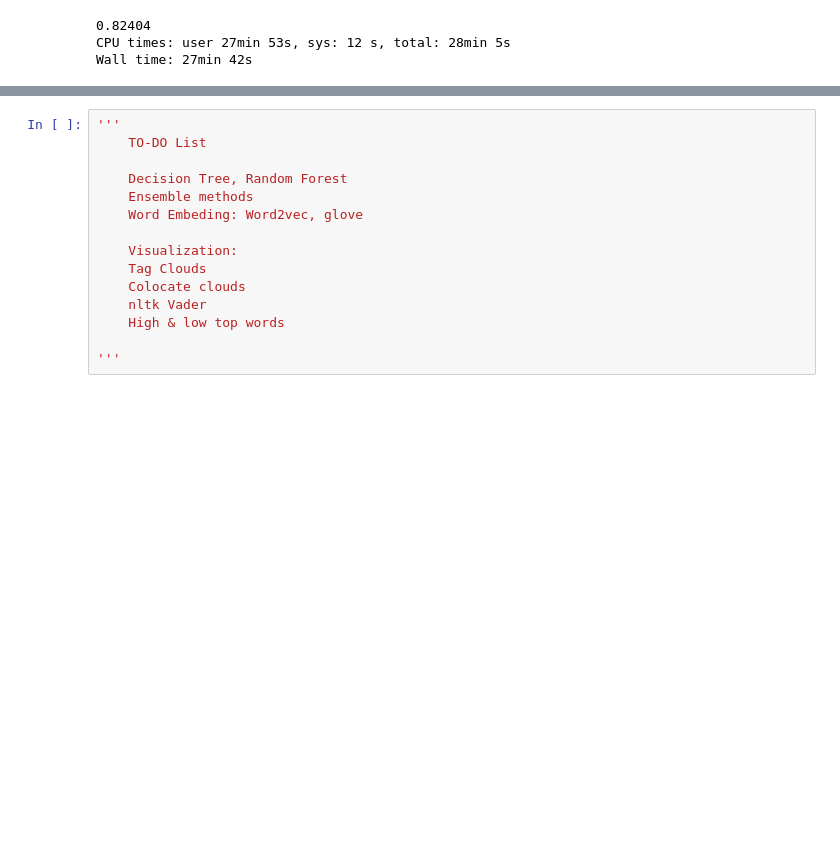
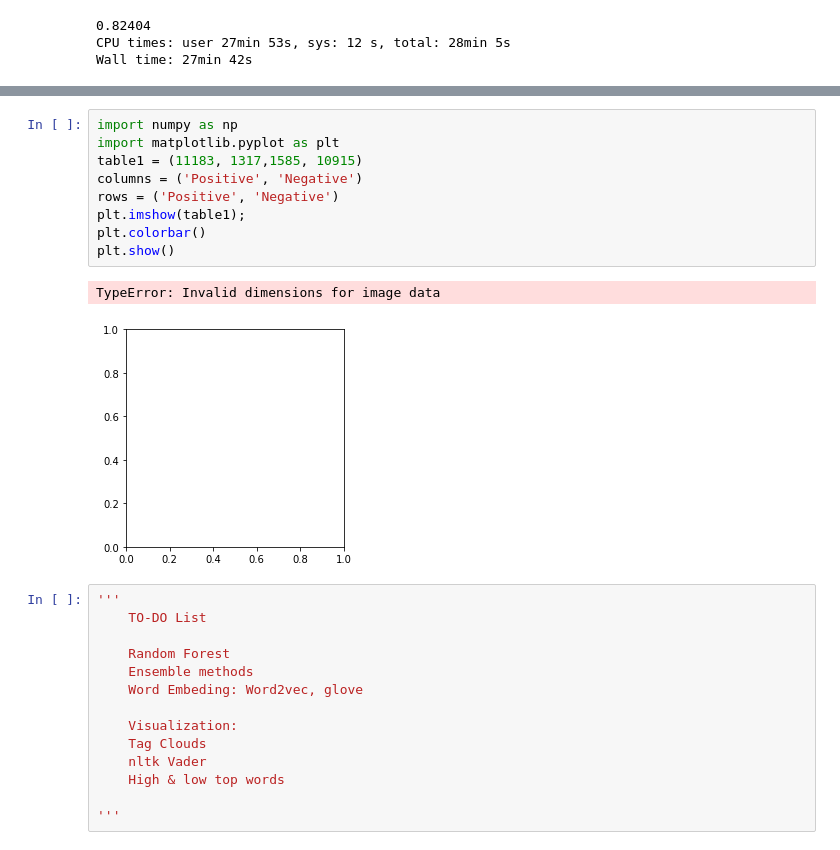
Before and after one commit to Ashi-s/Data-Science, a Jupyter notebook: movie_sentiment.ipynb, the cells around one changed output, grey strips where cells are left out. Drawn from its saved outputs; the diff is of its cells as text; blank space fills up the shorter version.

```diff
--- a/movie_sentiment.ipynb
+++ b/movie_sentiment.ipynb
@@ -479,14 +636,25 @@ Wall time: 27min 42s
+# %%
+import numpy as np
+import matplotlib.pyplot as plt
+table1 = (11183, 1317,1585, 10915)
+columns = ('Positive', 'Negative')
+rows = ('Positive', 'Negative')
+plt.imshow(table1);
+plt.colorbar()
+plt.show()
+# %% [output]
+TypeError: Invalid dimensions for image data
+[figure, added]
 # %%
 '''
     TO-DO List
 
-    Decision Tree, Random Forest
+    Random Forest
     Ensemble methods
     Word Embeding: Word2vec, glove
 
     Visualization:
     Tag Clouds
-    Colocate clouds
     nltk Vader
     High & low top words
 
```
Also changed, not shown: parts of 26 cells of this notebook.
